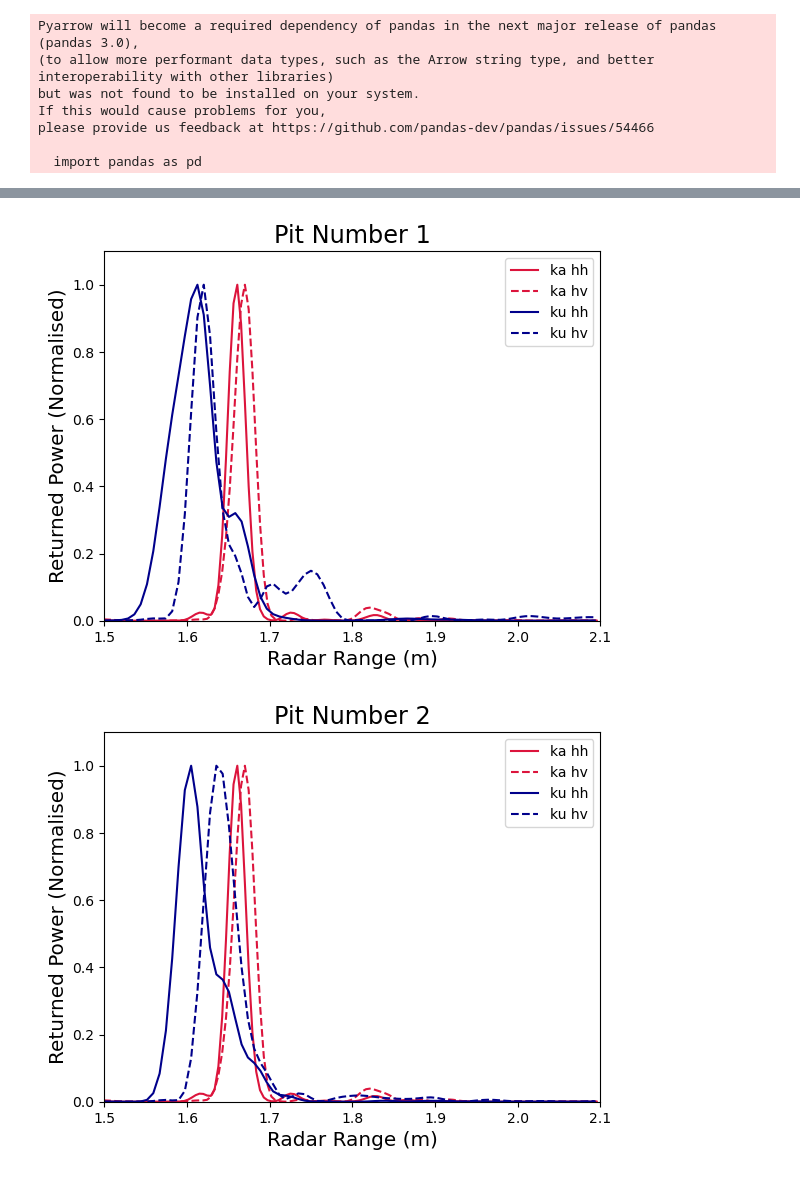
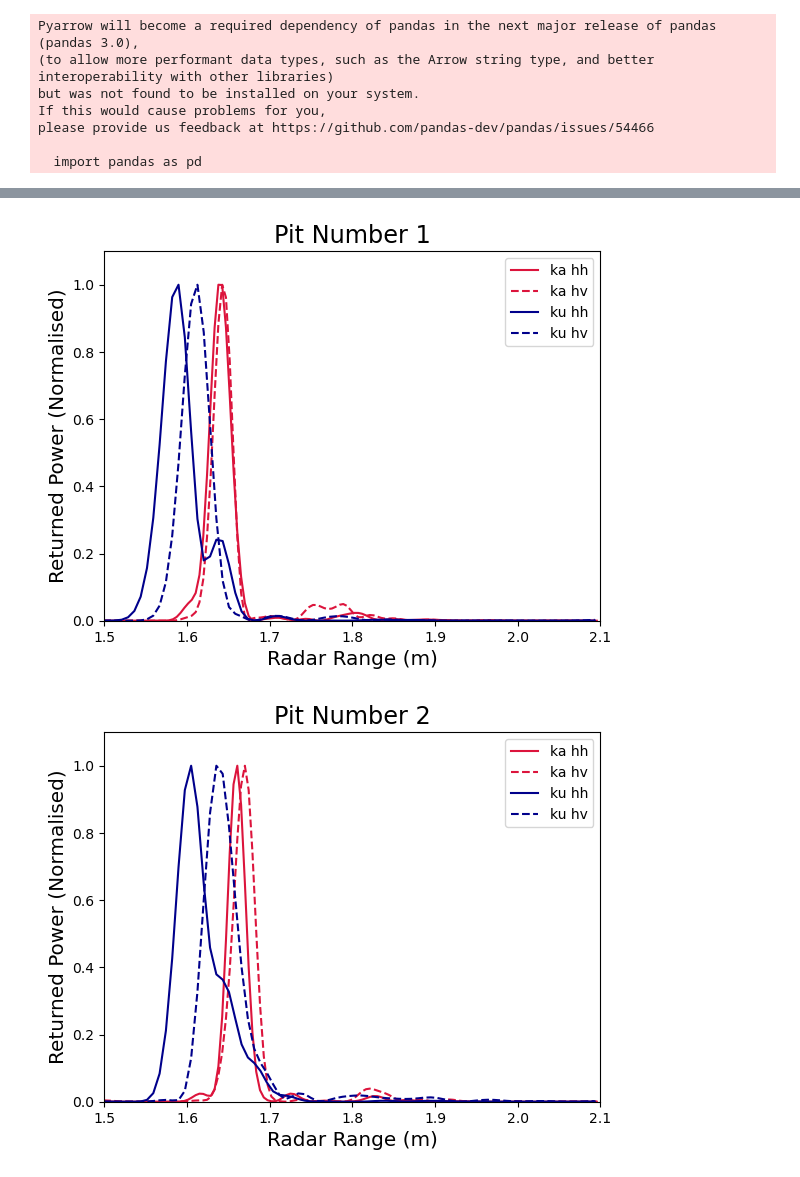
Before and after one commit to robbiemallett/kuka_slush, a Jupyter notebook: code/Get_kuka_waveforms.ipynb, the cells around one changed output, grey strips where cells are left out. Cells and saved outputs as stored; diff of their text form; code cells hidden in the pictures.

```diff
--- a/code/Get_kuka_waveforms.ipynb
+++ b/code/Get_kuka_waveforms.ipynb
@@ -36,7 +36,7 @@ for freq in ['ka','ku']:
 
         for pitno in pitnos:
 
-            data_dict = pd.read_csv(f'../data/waveforms/deep_pit_{pitno}_{freq}.csv')
+            data_dict = pd.read_csv(f'../data/waveforms/North_Cove_{pitno}_{freq}.csv')
 
             snow_line = data_dict[pol]
 
@@ -57,7 +57,7 @@ for freq in ['ka','ku']:
         plt.legend()
         plt.title(f'{freq} {pol}',fontsize='xx-large')
 
-        plt.savefig(f'../figures/{freq}_{pol}_all_pits.png')
+        plt.savefig(f'../figures/NC_{freq}_{pol}_all_pits.png')
 
         plt.show()
 # %% [output]
@@ -71,36 +71,36 @@ for pitno in pitnos:
 
     for freq,color in zip(['ka','ku'],['crimson','darkblue']):
 
         for pol,ls in zip(['hh', 'hv'],['-','--']):
 
             range_vals_for_ylim = []
 
-            data_dict = pd.read_csv(f'../data/waveforms/deep_pit_{pitno}_{freq}.csv')
+            data_dict = pd.read_csv(f'../data/waveforms/North_Cove_{pitno}_{freq}.csv')
 
             snow_line = data_dict[pol]
 
             series = np.log10(snow_line)
             # Or redefine to avoid log scale:
             series = snow_line[(ranges[freq]>1.4)&(ranges[freq]<2.1)]
             r = ranges[freq][(ranges[freq]>1.4)&(ranges[freq]<2.1)]
 
             plt.plot(r,series/np.max(series),label=f'{freq} {pol}',color=color,ls=ls)
 
 
     plt.ylim(0,1.1)
 
     plt.ylabel('Returned Power (Normalised)',fontsize='x-large')
     plt.xlabel('Radar Range (m)',fontsize='x-large')
 
     plt.xlim(1.5,2.1)
     plt.legend()
     plt.title(f'Pit Number {pitno}',fontsize='xx-large')
 
-    plt.savefig(f'../figures/pit_{pitno}.png')
+    plt.savefig(f'../figures/NC_pit_{pitno}.png')
 
     plt.show()
 # %% [output]
-[figure, old version]
+[figure, new version]
 [figure]
 [figure]
 [figure]
```
Also changed, not shown: parts of 1 cell of this notebook, 47 other files.
